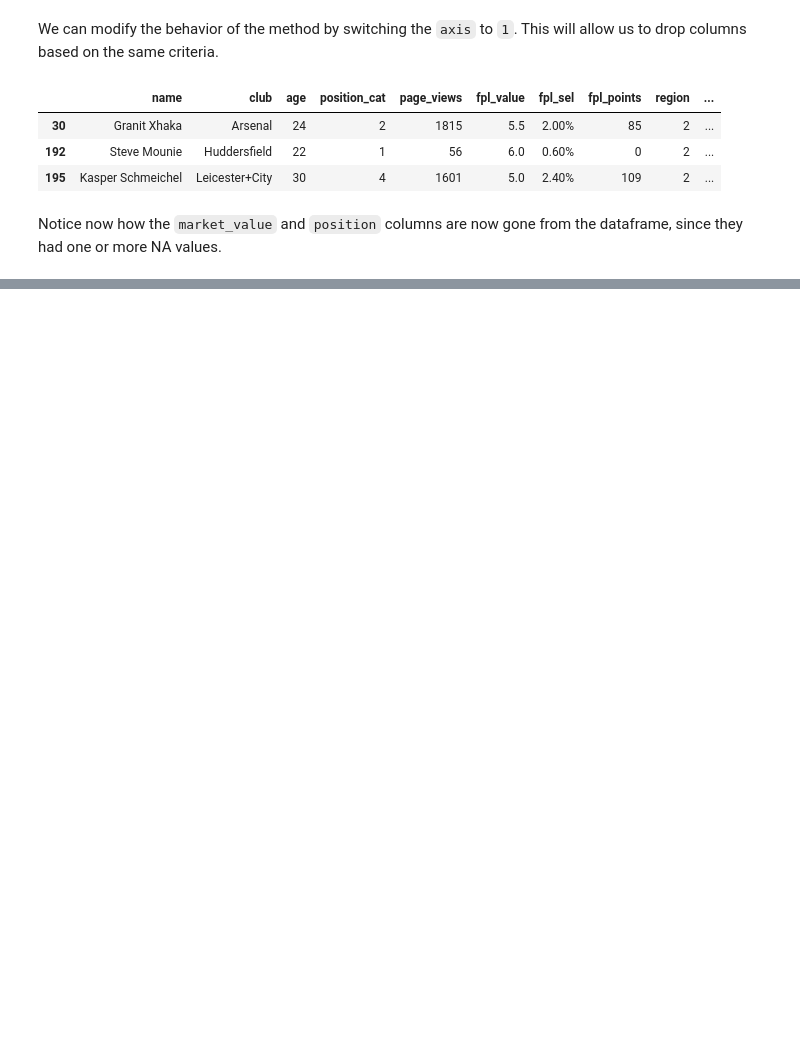
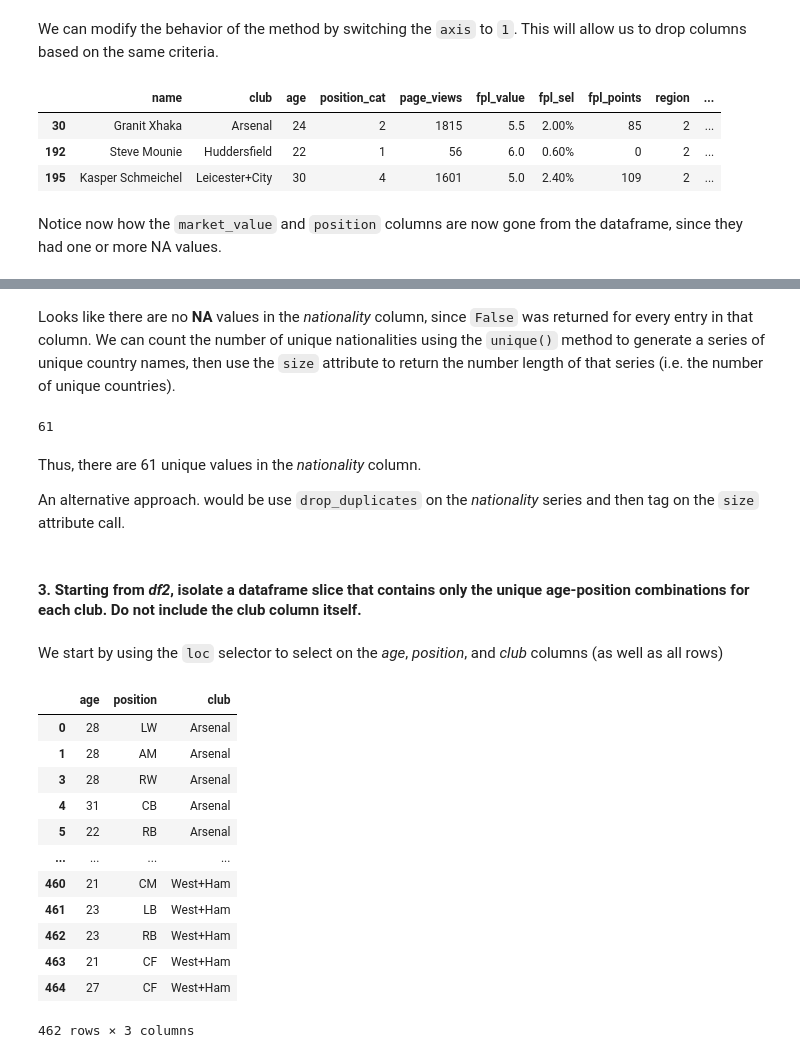
Before and after one commit to jgabunilas/pandas-bootcamp, a Jupyter notebook: Section5_DataFrames_in_Depth/Section5_DataFrames_in_Depth.ipynb, the cells around one changed output, grey strips where cells are left out. Cells and saved outputs as stored; diff of their text form; code cells hidden in the pictures; blank space fills up the shorter version.

```diff
--- a/Section5_DataFrames_in_Depth/Section5_DataFrames_in_Depth.ipynb
+++ b/Section5_DataFrames_in_Depth/Section5_DataFrames_in_Depth.ipynb
@@ -1799,0 +1907,2 @@ Notice now how the `market_value` and `position` columns are now gone from the d
+# %%
+df2 = players.drop(index = [2, 10, 21]).drop(columns = 'market_value')
@@ -1799,0 +1926,30 @@ Notice now how the `market_value` and `position` columns are now gone from the d
+# %% [markdown]
+Looks like there are no **NA** values in the *nationality* column, since `False` was returned for every entry in that column. We can count the number of unique nationalities using the `unique()` method to generate a series of unique country names, then use the `size` attribute to return the number length of that series (i.e. the number of unique countries).
+# %%
+df2['nationality'].unique().size
+# %% [output]
+61
+# %% [markdown]
+Thus, there are 61 unique values in the *nationality* column.
+
+An alternative approach. would be use `drop_duplicates` on the *nationality* series and then tag on the `size` attribute call.
+# %% [markdown]
+#### 3. Starting from *df2*, isolate a dataframe slice that contains only the unique age-position combinations for each club. Do not include the club column itself.
+# %% [markdown]
+We start by using the `loc` selector to select on the *age*, *position*, and *club* columns (as well as all rows)
+# %%
+df2.loc[:, ['age','position','club']]
+# %% [output]
+|  | age | position | club |
+| 0 | 28 | LW | Arsenal |
+| 1 | 28 | AM | Arsenal |
+| 3 | 28 | RW | Arsenal |
+| 4 | 31 | CB | Arsenal |
+| 5 | 22 | RB | Arsenal |
+| ... | ... | ... | ... |
+| 460 | 21 | CM | West+Ham |
+| 461 | 23 | LB | West+Ham |
+| 462 | 23 | RB | West+Ham |
+| 463 | 21 | CF | West+Ham |
+| 464 | 27 | CF | West+Ham |
+462 rows × 3 columns
```
Also changed, not shown: parts of 83 cells of this notebook.
